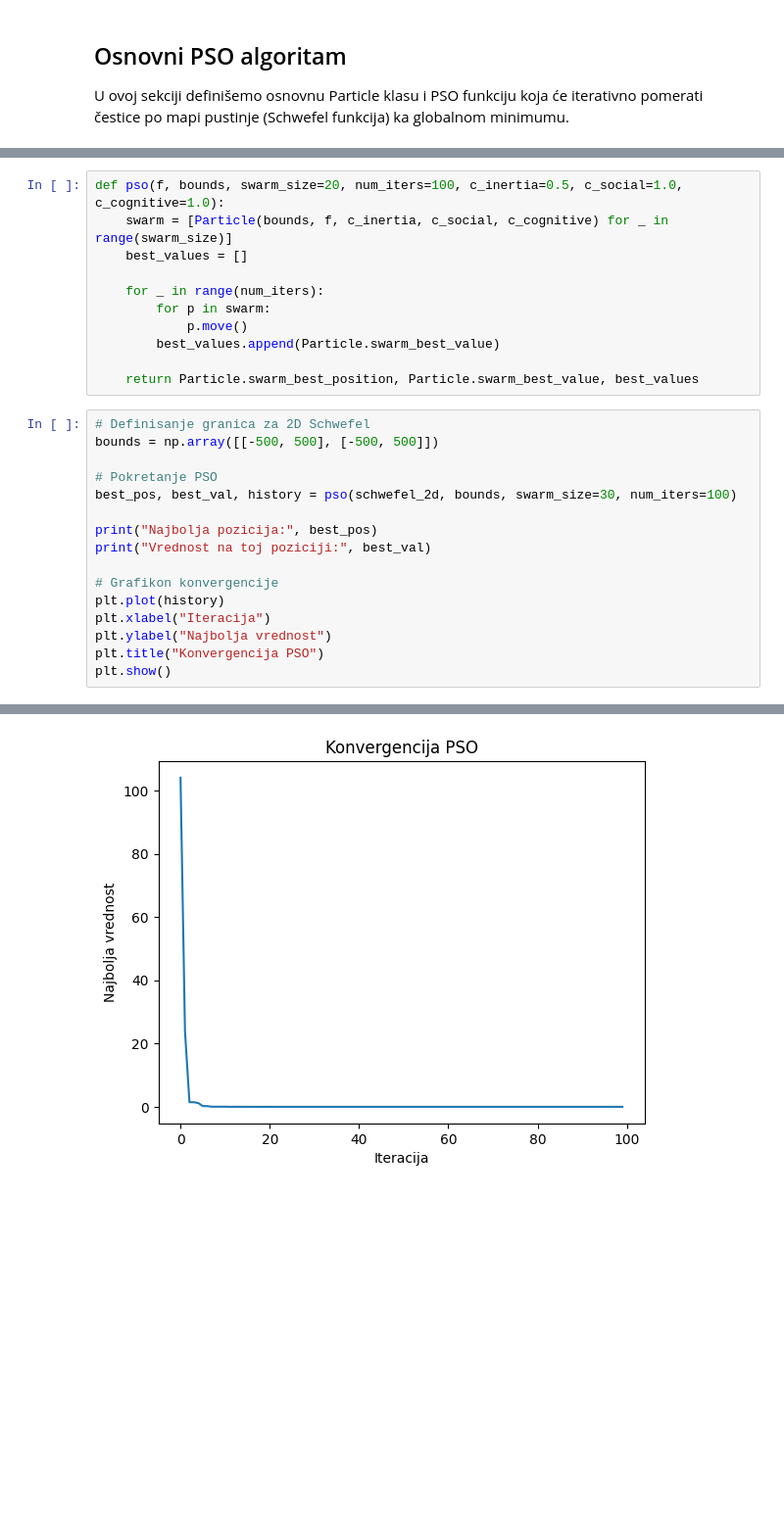
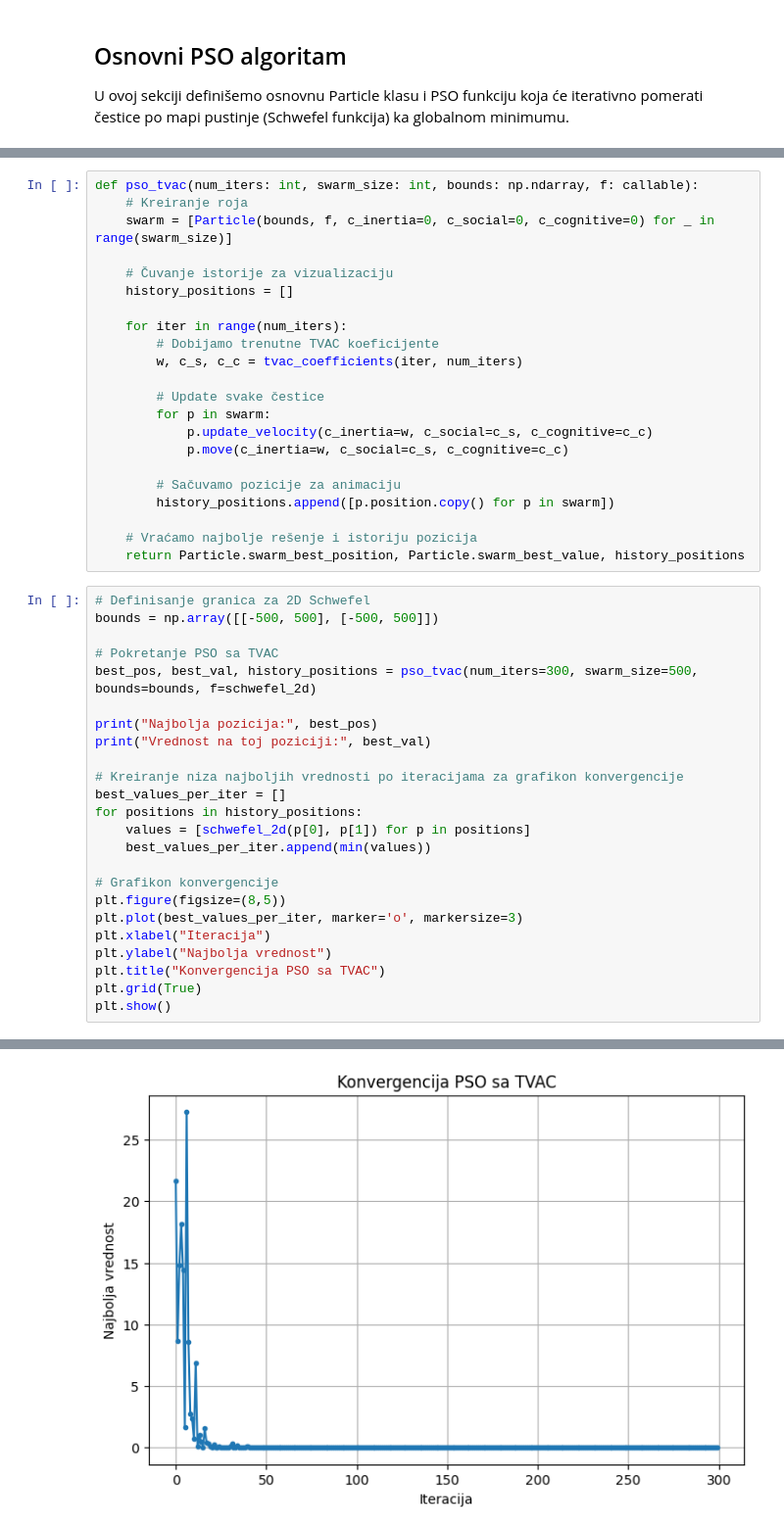
Before and after one commit to KatarinaScekic/pso-tvac-treasure-hunt, a Jupyter notebook: notebooks/pso_tvac_treasure_hunt.ipynb, the cells around one changed output, grey strips where cells are left out. Shown at 98% size. Cells and saved outputs as stored; diff of their text form; blank space fills up the shorter version.

Commit message:
Added TVAC to regular PSO. Class and loop modified. Added animation. Added graphs for coefficients over time.

```diff
--- a/notebooks/pso_tvac_treasure_hunt.ipynb
+++ b/notebooks/pso_tvac_treasure_hunt.ipynb
@@ -110,28 +180,47 @@ class Particle:
 # %%
-def pso(f, bounds, swarm_size=20, num_iters=100, c_inertia=0.5, c_social=1.0, c_cognitive=1.0):
-    swarm = [Particle(bounds, f, c_inertia, c_social, c_cognitive) for _ in range(swarm_size)]
-    best_values = []
+def pso_tvac(num_iters: int, swarm_size: int, bounds: np.ndarray, f: callable):
+    # Kreiranje roja
+    swarm = [Particle(bounds, f, c_inertia=0, c_social=0, c_cognitive=0) for _ in range(swarm_size)]
 
-    for _ in range(num_iters):
+    # Čuvanje istorije za vizualizaciju
+    history_positions = []
+
+    for iter in range(num_iters):
+        # Dobijamo trenutne TVAC koeficijente
+        w, c_s, c_c = tvac_coefficients(iter, num_iters)
+
+        # Update svake čestice
         for p in swarm:
-            p.move()
-        best_values.append(Particle.swarm_best_value)
+            p.update_velocity(c_inertia=w, c_social=c_s, c_cognitive=c_c)
+            p.move(c_inertia=w, c_social=c_s, c_cognitive=c_c)
 
-    return Particle.swarm_best_position, Particle.swarm_best_value, best_values
+        # Sačuvamo pozicije za animaciju
+        history_positions.append([p.position.copy() for p in swarm])
+
+    # Vraćamo najbolje rešenje i istoriju pozicija
+    return Particle.swarm_best_position, Particle.swarm_best_value, history_positions
 # %%
 # Definisanje granica za 2D Schwefel
 bounds = np.array([[-500, 500], [-500, 500]])
 
-# Pokretanje PSO
-best_pos, best_val, history = pso(schwefel_2d, bounds, swarm_size=30, num_iters=100)
+# Pokretanje PSO sa TVAC
+best_pos, best_val, history_positions = pso_tvac(num_iters=300, swarm_size=500, bounds=bounds, f=schwefel_2d)
 
 print("Najbolja pozicija:", best_pos)
 print("Vrednost na toj poziciji:", best_val)
 
+# Kreiranje niza najboljih vrednosti po iteracijama za grafikon konvergencije
+best_values_per_iter = []
+for positions in history_positions:
+    values = [schwefel_2d(p[0], p[1]) for p in positions]
+    best_values_per_iter.append(min(values))
+
 # Grafikon konvergencije
-plt.plot(history)
+plt.figure(figsize=(8,5))
+plt.plot(best_values_per_iter, marker='o', markersize=3)
 plt.xlabel("Iteracija")
 plt.ylabel("Najbolja vrednost")
-plt.title("Konvergencija PSO")
+plt.title("Konvergencija PSO sa TVAC")
+plt.grid(True)
 plt.show()
 # %% [output]
@@ -140 +229 @@ Vrednost na toj poziciji: 2.5455132401930314e-05
-[figure, old version]
+[figure, new version]
```
Also changed, not shown: parts of 7 cells of this notebook.
